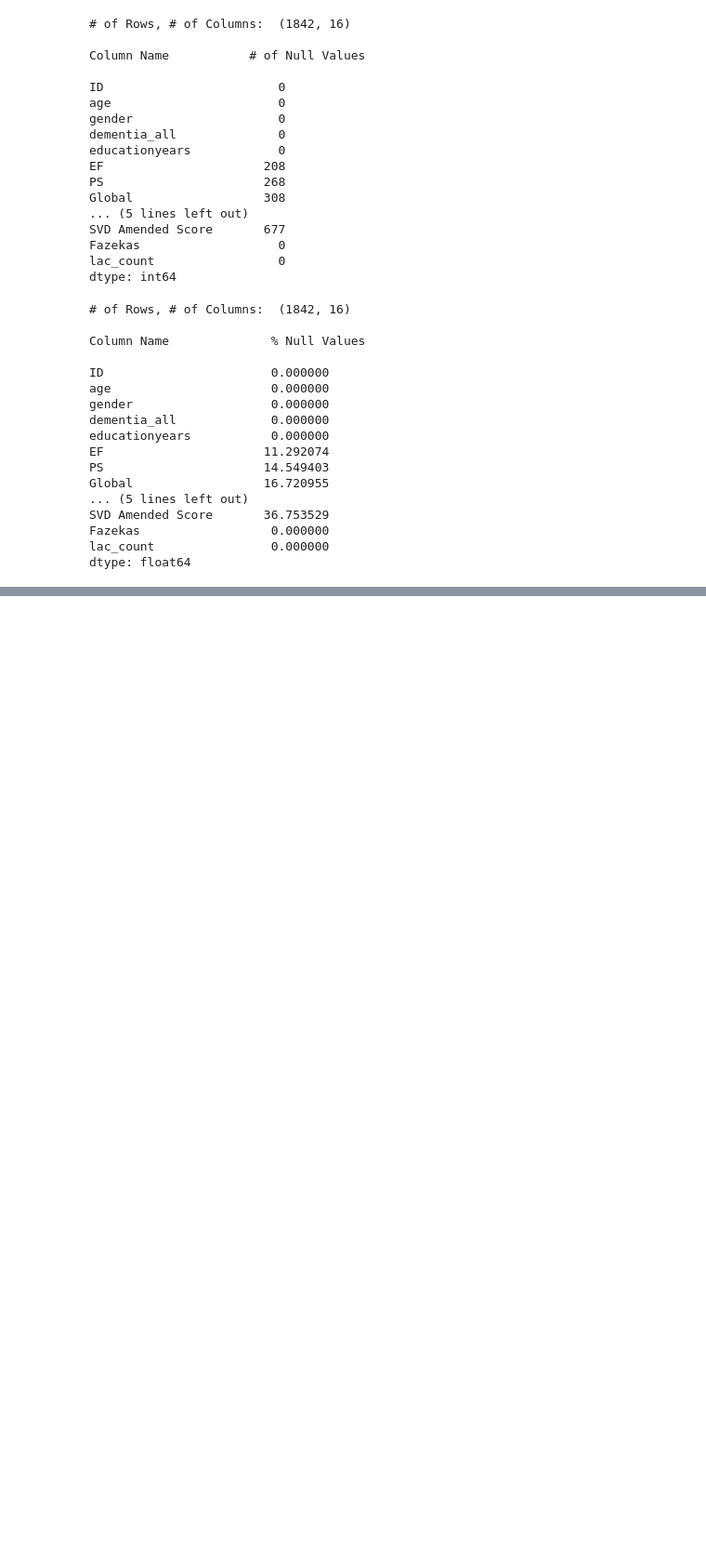
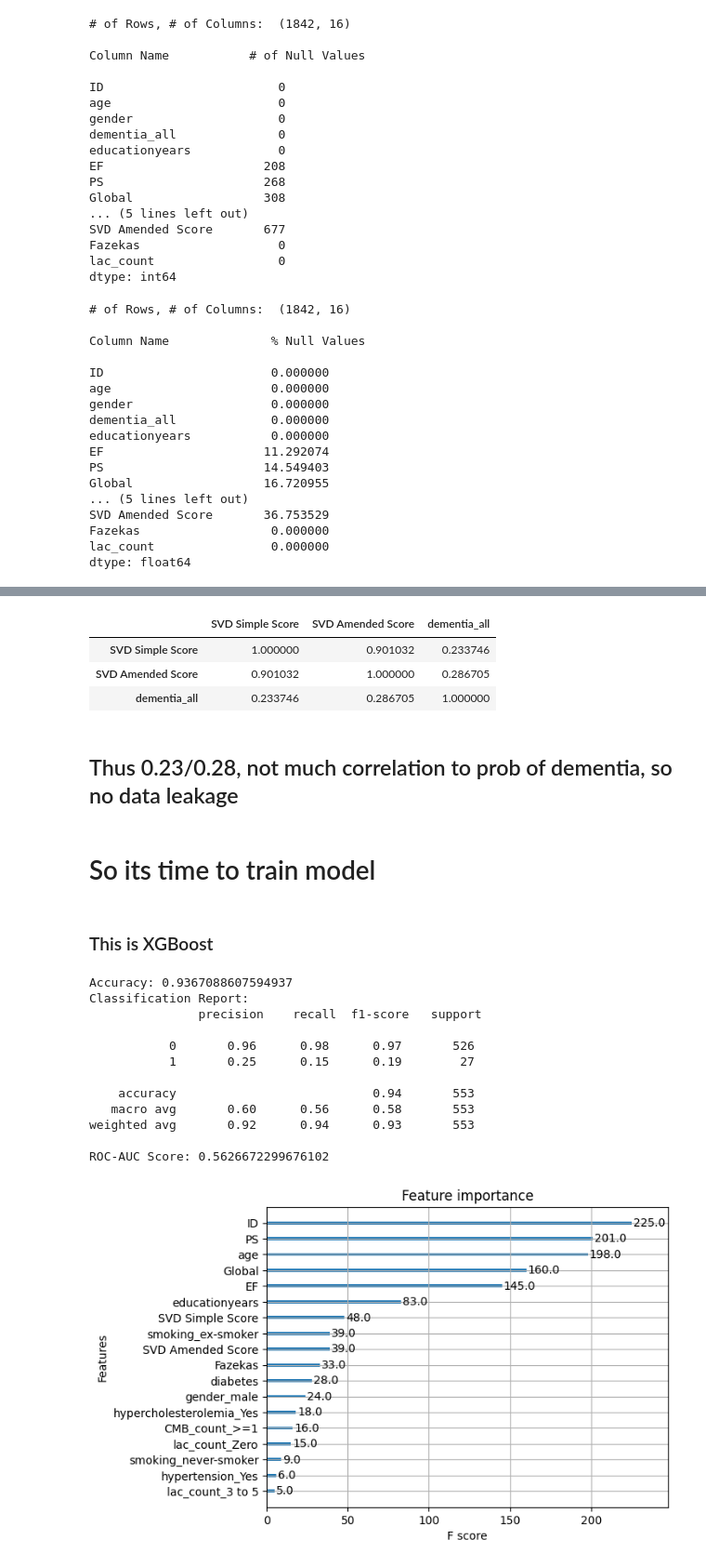
Before and after one commit to weijunnlim/Predict-dementia, a Jupyter notebook: Intern Project.ipynb, the cells around one changed output, grey strips where cells are left out. Shown at 93% size. Saved outputs shown, nothing was run; the diff lists cells and outputs as text; code cells hidden in the pictures; blank space fills up the shorter version.

```diff
--- a/Intern Project.ipynb
+++ b/Intern Project.ipynb
@@ -132,0 +134,61 @@ display(dataset_leakage)
+# %%
+dataset_leakage.corr()
+# %% [output]
+|  | SVD Simple Score | SVD Amended Score | dementia_all |
+| SVD Simple Score | 1.000000 | 0.901032 | 0.233746 |
+| SVD Amended Score | 0.901032 | 1.000000 | 0.286705 |
+| dementia_all | 0.233746 | 0.286705 | 1.000000 |
+# %% [markdown]
+## Thus 0.23/0.28, not much correlation to prob of dementia, so no data leakage
+# %% [markdown]
+# So its time to train model
+# %% [markdown]
+### This is XGBoost
+# %%
+from sklearn.model_selection import train_test_split
+from xgboost import XGBClassifier
+from sklearn.metrics import accuracy_score, classification_report, roc_auc_score
+
+# Preprocessing steps (example)
+dataset_clean.fillna(method='ffill', inplace=True)
+dataset = pd.get_dummies(dataset_clean, drop_first=True)
+
+# Define features and target
+X = dataset.drop('dementia_all', axis=1)
+y = dataset['dementia_all']
+
+# Split the data into training and testing sets
+X_train, X_test, y_train, y_test = train_test_split(X, y, test_size=0.3, random_state=1)
+
+# Initialize and train the XGBoost classifier
+model = XGBClassifier()
+model.fit(X_train, y_train)
+
+# Make predictions
+y_pred = model.predict(X_test)
+
+# Evaluate the model
+accuracy = accuracy_score(y_test, y_pred)
+print(f"Accuracy: {accuracy}")
+print("Classification Report:\n", classification_report(y_test, y_pred))
+print("ROC-AUC Score:", roc_auc_score(y_test, y_pred)) #trade off between true positive and false positive
+
+# Feature importance
+import matplotlib.pyplot as plt
+import xgboost as xgb
+xgb.plot_importance(model)
+plt.show()
+# %% [output]
+Accuracy: 0.9367088607594937
+Classification Report:
+               precision    recall  f1-score   support
+
+           0       0.96      0.98      0.97       526
+           1       0.25      0.15      0.19        27
+
+    accuracy                           0.94       553
+   macro avg       0.60      0.56      0.58       553
+weighted avg       0.92      0.94      0.93       553
+
+ROC-AUC Score: 0.5626672299676102
+[figure, added]
```
Also changed, not shown: parts of 5 cells of this notebook.
